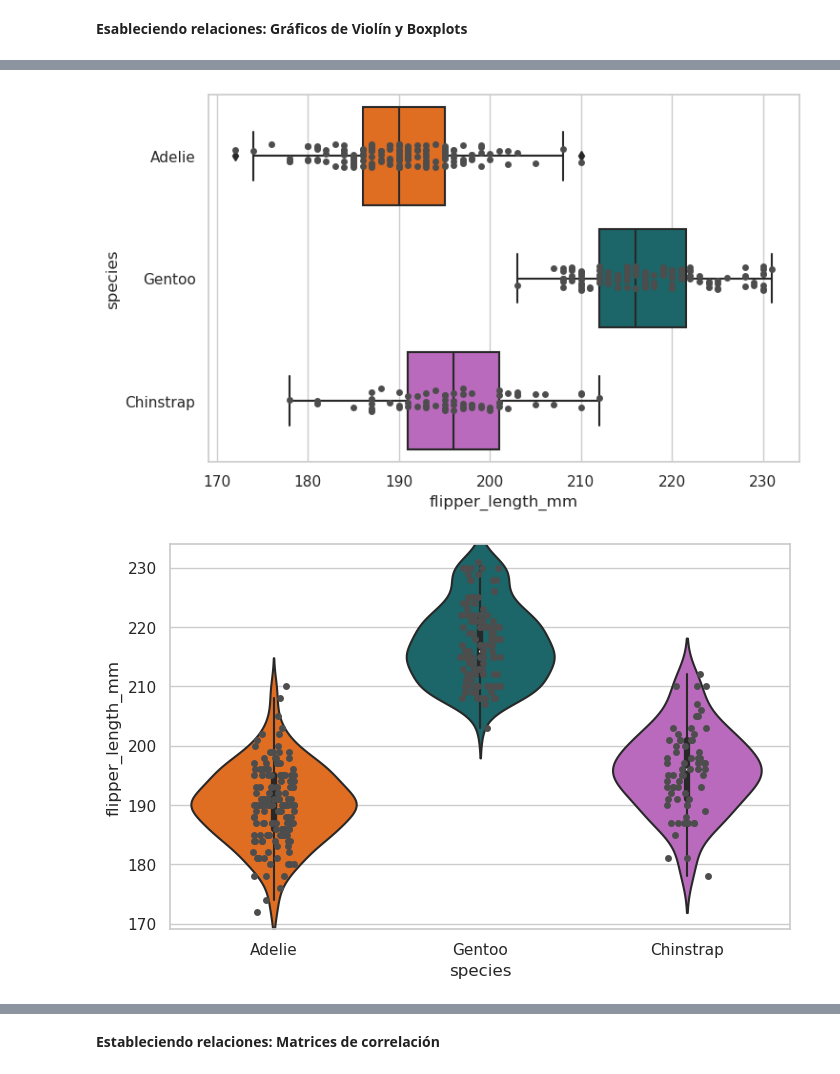
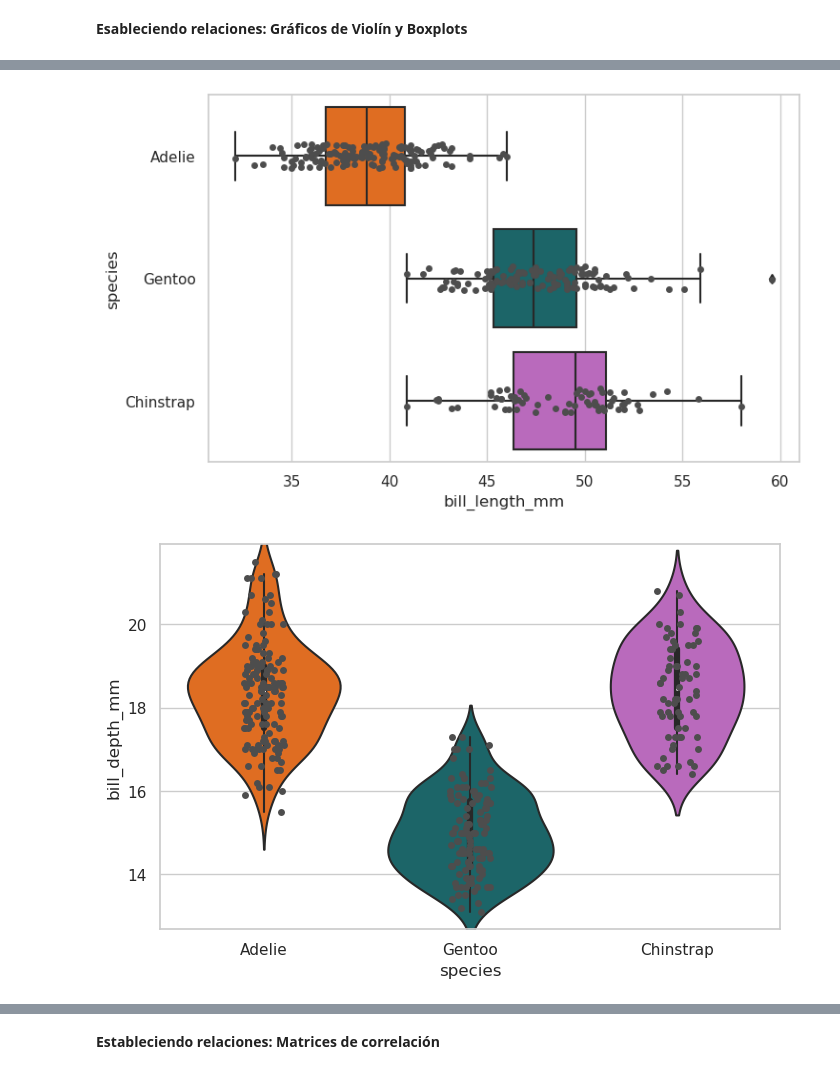
Before and after one commit to miguelfsosa/exploratory_analisis_penguin, a Jupyter notebook: Analisis_Exploratorio.ipynb, the cells around one changed output, grey strips where cells are left out. Saved outputs shown, nothing was run; the diff lists cells and outputs as text; code cells hidden in the pictures.

```diff
--- a/Analisis_Exploratorio.ipynb
+++ b/Analisis_Exploratorio.ipynb
@@ -922,9 +901,8 @@ sns.stripplot(
 # %%
 ax= sns.boxplot(
     data = process_penguin_df,
-    x = 'flipper_length_mm',
+    x = 'bill_length_mm',
     y = 'species',
-    #hue = 'species',
     palette = penguin_color
 )
 
@@ -932,30 +910,30 @@ ax= sns.boxplot(
 
 ax = sns.stripplot(
     data = process_penguin_df,
-    x = 'flipper_length_mm',
+    x = 'bill_length_mm',
     y = 'species',
     color = '.3'
 )
 # %% [output]
-[figure, old version]
+[figure, new version]
 # %%
 ax = sns.violinplot(
     data = process_penguin_df,
     x = 'species',
-    y = 'flipper_length_mm',
+    y = 'bill_depth_mm',
     #hue = 'species',
     palette = penguin_color
 )
 
 
 ax = sns.stripplot(
     data = process_penguin_df,
     x = 'species',
-    y = 'flipper_length_mm',
+    y = 'bill_depth_mm',
     color = '.3'
 )
 # %% [output]
-[figure, old version]
+[figure, new version]
 # %%
 sns.swarmplot(
     data = process_penguin_df,
```
Also changed, not shown: parts of 32 cells of this notebook.
